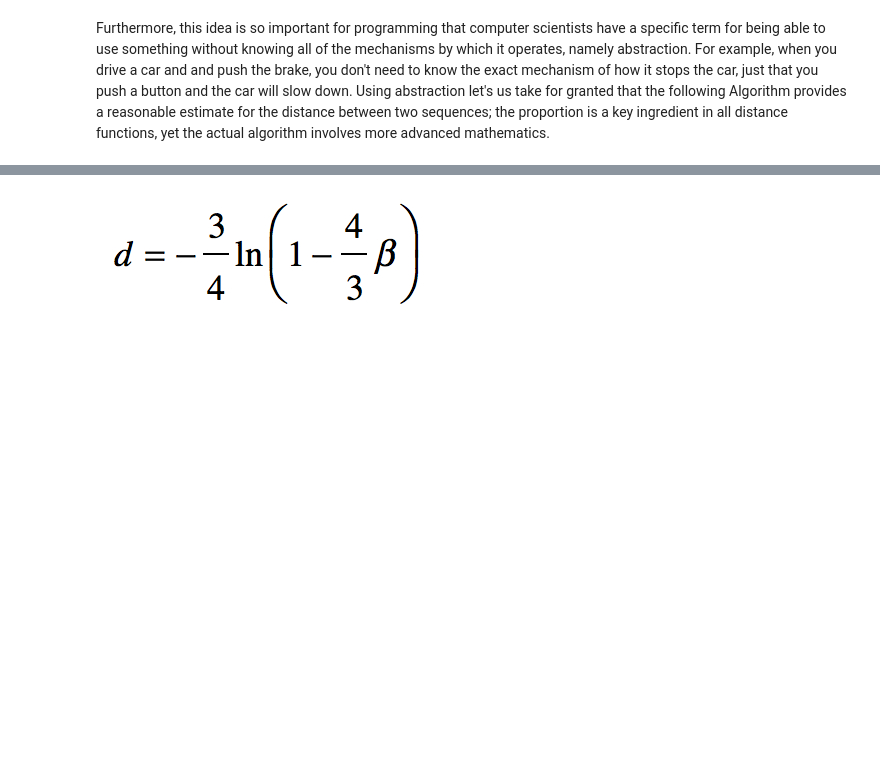
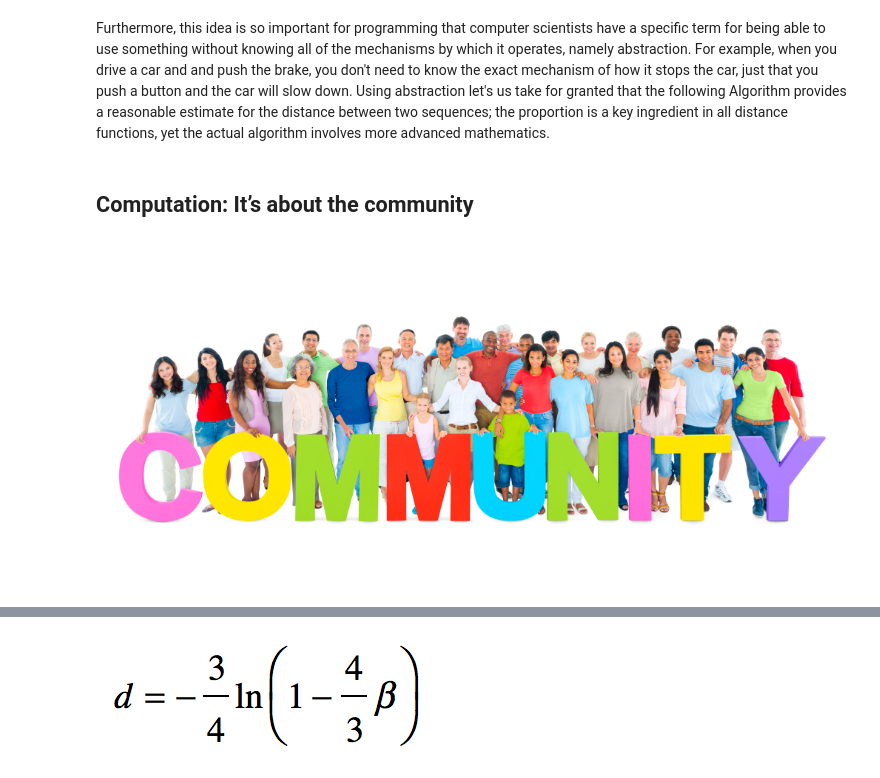
Before and after one commit to apearson1995/Align-Workshop, a Jupyter notebook: Workshop Notebook.ipynb, the cells around one changed output, grey strips where cells are left out. Drawn from its saved outputs; the diff is of its cells as text; code cells hidden in the pictures; blank space fills up the shorter version.

```diff
--- a/Workshop Notebook.ipynb
+++ b/Workshop Notebook.ipynb
@@ -298,3 +298,10 @@ seq_cost
 [figure]
 # %% [markdown]
 Furthermore, this idea is so important for programming that computer scientists have a specific term for being able to use something without knowing all of the mechanisms by which it operates, namely abstraction. For example, when you drive a car and and push the brake, you don't need to know the exact mechanism of how it stops the car, just that you push a button and the car will slow down. Using abstraction let's us take for granted that the following Algorithm provides a reasonable estimate for the distance between two sequences; the proportion is a key ingredient in all distance functions, yet the actual algorithm involves more advanced mathematics.
+# %% [markdown]
+## Computation: It’s about the community
+# %%
+community = IPython.display.Image("http://www.occupancyheroes.com/rewards/wp-content/uploads/2014/08/community-events.jpg")
+community
+# %% [output]
+[figure, added]
```
Also changed, not shown: parts of 6 cells of this notebook.
